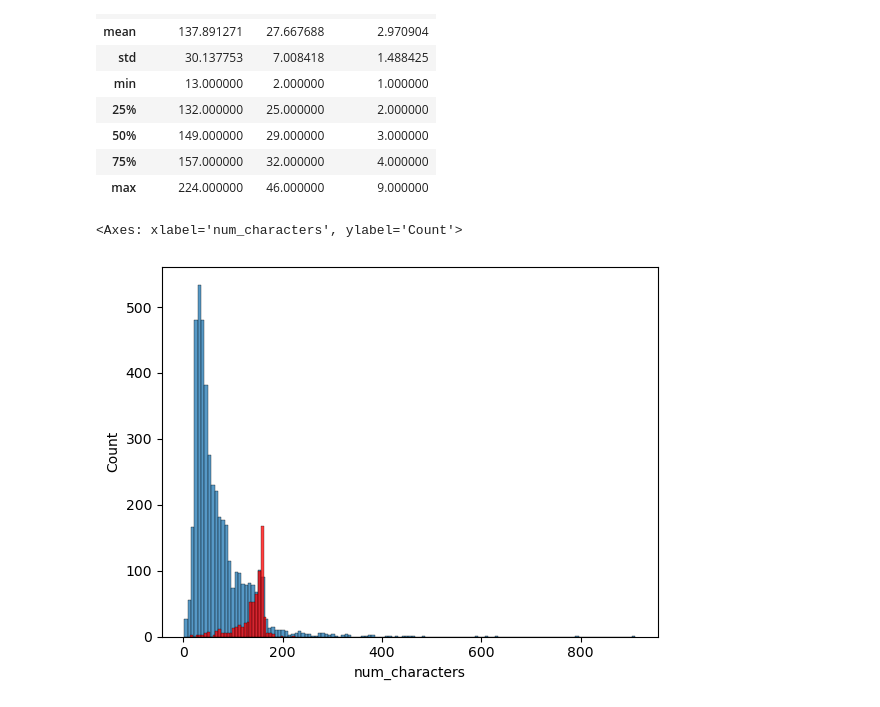
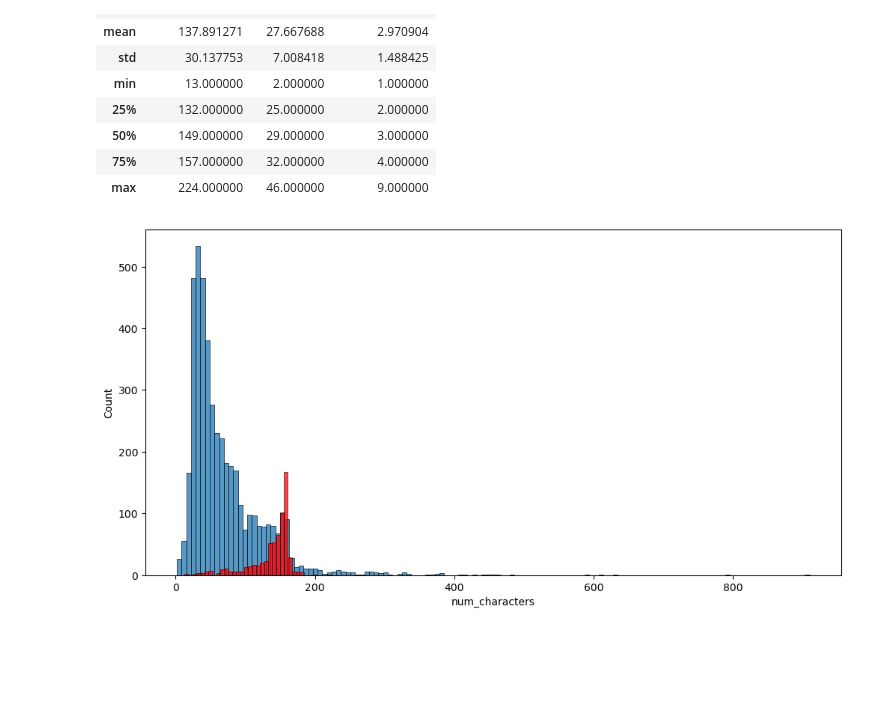
Before and after one commit to PiyushLuitel-07/SMS-E-mail-Spam-Dectection-Software, a Jupyter notebook: demo.ipynb, the cells around one changed output. Drawn from its saved outputs; the diff is of its cells as text; code cells hidden in the pictures; blank space fills up the shorter version.

```diff
--- a/demo.ipynb
+++ b/demo.ipynb
@@ -199,8 +199,9 @@ df[df['target']==1][['num_characters','num_words','num_sentences']].describe()
 # %%
 import seaborn as sns
 # %%
+plt.figure(figsize=(12,6))
 sns.histplot(df[df['target']==0]['num_characters'])
 sns.histplot(df[df['target']==1]['num_characters'],color='red')
+plt.show()
 # %% [output]
-<Axes: xlabel='num_characters', ylabel='Count'>
-[figure, old version]
+[figure, new version]
```
Also changed, not shown: parts of 1 cell of this notebook.
